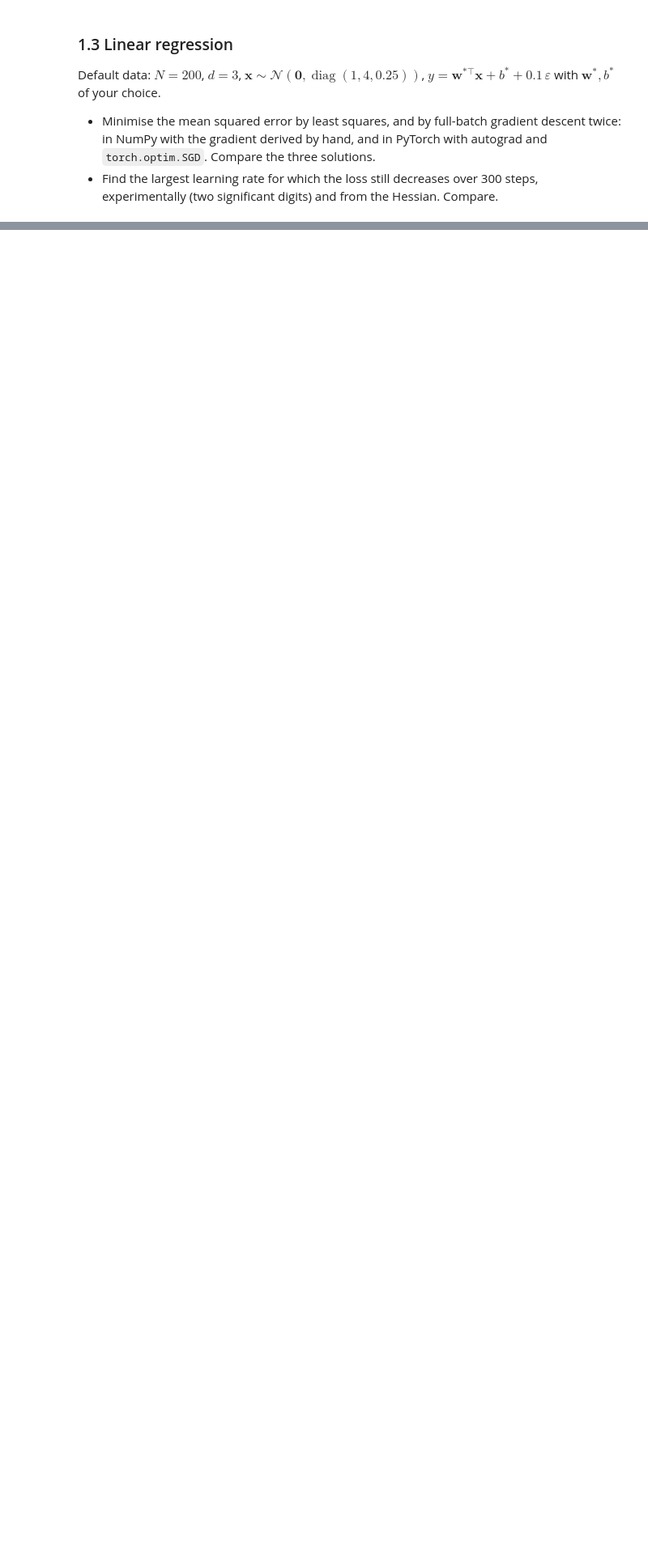
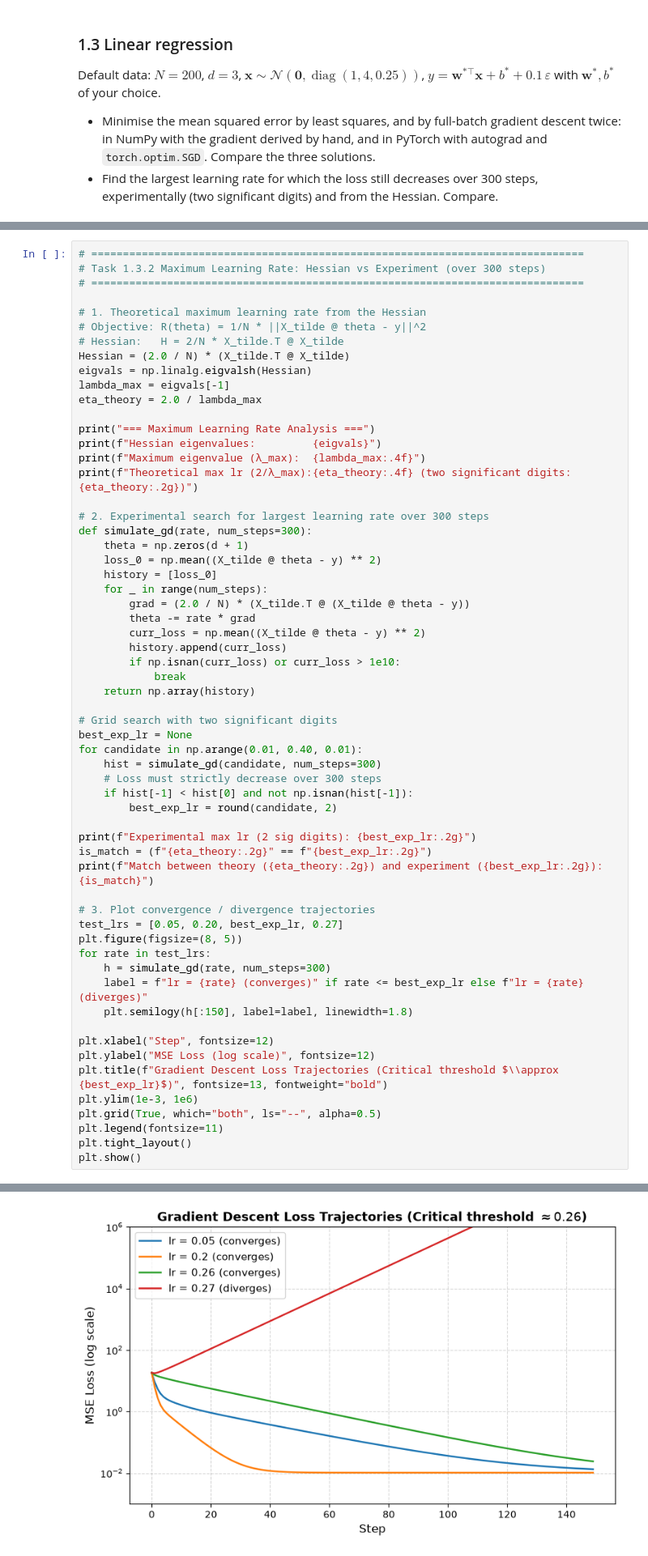
Before and after one commit to JKrempinska/llms_lab, a Jupyter notebook: list01/list01.ipynb, the cells around one changed output, grey strips where cells are left out. Shown at 81% size. Cells and saved outputs as stored; diff of their text form; blank space fills up the shorter version.

```diff
--- a/list01/list01.ipynb
+++ b/list01/list01.ipynb
@@ -39,0 +388,61 @@ Default data: $N = 200$, $d = 3$, $\mathbf{x} \sim \mathcal{N}(\mathbf{0}, \oper
+# %%
+# ==============================================================================
+# Task 1.3.2 Maximum Learning Rate: Hessian vs Experiment (over 300 steps)
+# ==============================================================================
+
+# 1. Theoretical maximum learning rate from the Hessian
+# Objective: R(theta) = 1/N * ||X_tilde @ theta - y||^2
+# Hessian:   H = 2/N * X_tilde.T @ X_tilde
+Hessian = (2.0 / N) * (X_tilde.T @ X_tilde)
+eigvals = np.linalg.eigvalsh(Hessian)
+lambda_max = eigvals[-1]
+eta_theory = 2.0 / lambda_max
+
+print("=== Maximum Learning Rate Analysis ===")
+print(f"Hessian eigenvalues:         {eigvals}")
+print(f"Maximum eigenvalue (λ_max):  {lambda_max:.4f}")
+print(f"Theoretical max lr (2/λ_max):{eta_theory:.4f} (two significant digits: {eta_theory:.2g})")
+
+# 2. Experimental search for largest learning rate over 300 steps
+def simulate_gd(rate, num_steps=300):
+    theta = np.zeros(d + 1)
+    loss_0 = np.mean((X_tilde @ theta - y) ** 2)
+    history = [loss_0]
+    for _ in range(num_steps):
+        grad = (2.0 / N) * (X_tilde.T @ (X_tilde @ theta - y))
+        theta -= rate * grad
+        curr_loss = np.mean((X_tilde @ theta - y) ** 2)
+        history.append(curr_loss)
+        if np.isnan(curr_loss) or curr_loss > 1e10:
+            break
+    return np.array(history)
+
+# Grid search with two significant digits
+best_exp_lr = None
+for candidate in np.arange(0.01, 0.40, 0.01):
+    hist = simulate_gd(candidate, num_steps=300)
+    # Loss must strictly decrease over 300 steps
+    if hist[-1] < hist[0] and not np.isnan(hist[-1]):
+        best_exp_lr = round(candidate, 2)
+
+print(f"Experimental max lr (2 sig digits): {best_exp_lr:.2g}")
+is_match = (f"{eta_theory:.2g}" == f"{best_exp_lr:.2g}")
+print(f"Match between theory ({eta_theory:.2g}) and experiment ({best_exp_lr:.2g}): {is_match}")
+
+# 3. Plot convergence / divergence trajectories
+test_lrs = [0.05, 0.20, best_exp_lr, 0.27]
+plt.figure(figsize=(8, 5))
+for rate in test_lrs:
+    h = simulate_gd(rate, num_steps=300)
+    label = f"lr = {rate} (converges)" if rate <= best_exp_lr else f"lr = {rate} (diverges)"
+    plt.semilogy(h[:150], label=label, linewidth=1.8)
+
+plt.xlabel("Step", fontsize=12)
+plt.ylabel("MSE Loss (log scale)", fontsize=12)
+plt.title(f"Gradient Descent Loss Trajectories (Critical threshold $\\approx {best_exp_lr}$)", fontsize=13, fontweight="bold")
+plt.ylim(1e-3, 1e6)
+plt.grid(True, which="both", ls="--", alpha=0.5)
+plt.legend(fontsize=11)
+plt.tight_layout()
+plt.show()
+# %% [output]
@@ -39,0 +455 @@ Default data: $N = 200$, $d = 3$, $\mathbf{x} \sim \mathcal{N}(\mathbf{0}, \oper
+[figure, added]
```
Also changed, not shown: parts of 17 cells of this notebook.
